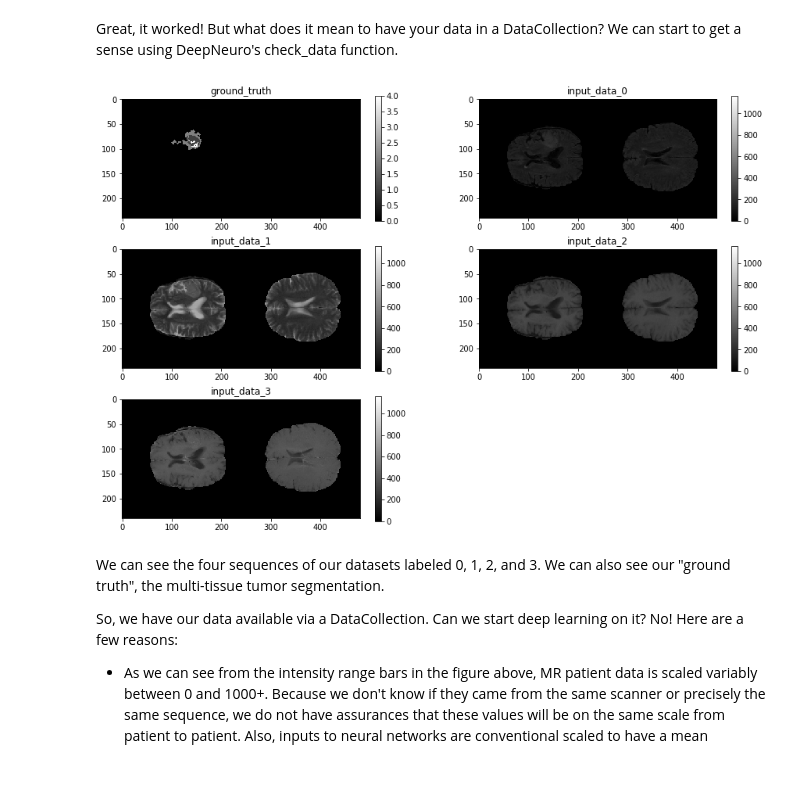
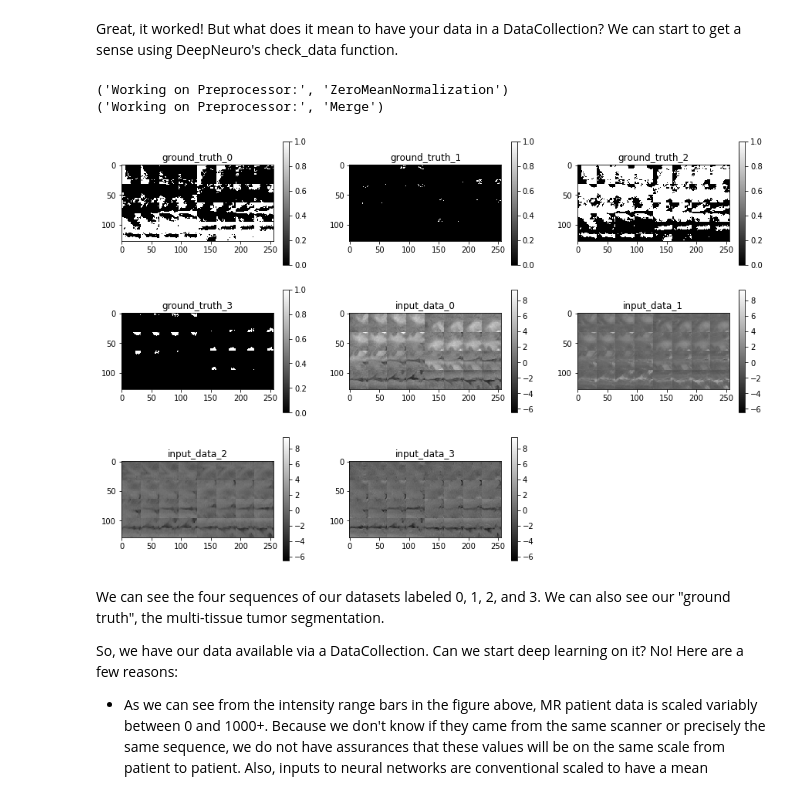
Before and after one commit to QTIM-Lab/DeepNeuro, a Jupyter notebook: notebooks/Preprocess_and_Augment.ipynb, the cells around one changed output. Cells and saved outputs as stored; diff of their text form; code cells hidden in the pictures.

```diff
--- a/notebooks/Preprocess_and_Augment.ipynb
+++ b/notebooks/Preprocess_and_Augment.ipynb
@@ -45,14 +45,16 @@ Great, it worked! But what does it mean to have your data in a DataCollection? W
 # %%
 # We start off with some code to making plotting in Juypter/Colab Notebooks work correctly.
 %matplotlib inline
 import matplotlib.pyplot as plt
 plt.rcParams['figure.figsize'] = [15, 10]
 
 from deepneuro.utilities.visualize import check_data
 
-figure = check_data(data_collection=training_data, viz_rows=1, batch_size=2, viz_mode_3d='2d_slice', slice_index=85)
+figure = check_data(data_collection=training_data, viz_rows=1, batch_size=2, viz_mode_3d='mosaic', slice_index=85)
 # %% [output]
+('Working on Preprocessor:', 'ZeroMeanNormalization')
+('Working on Preprocessor:', 'Merge')
-[figure, old version]
+[figure, new version]
 # %% [markdown]
 We can see the four sequences of our datasets labeled 0, 1, 2, and 3. We can also see our "ground truth", the multi-tissue tumor segmentation.
 
```
Also changed, not shown: parts of 6 cells of this notebook, 12 other files.
